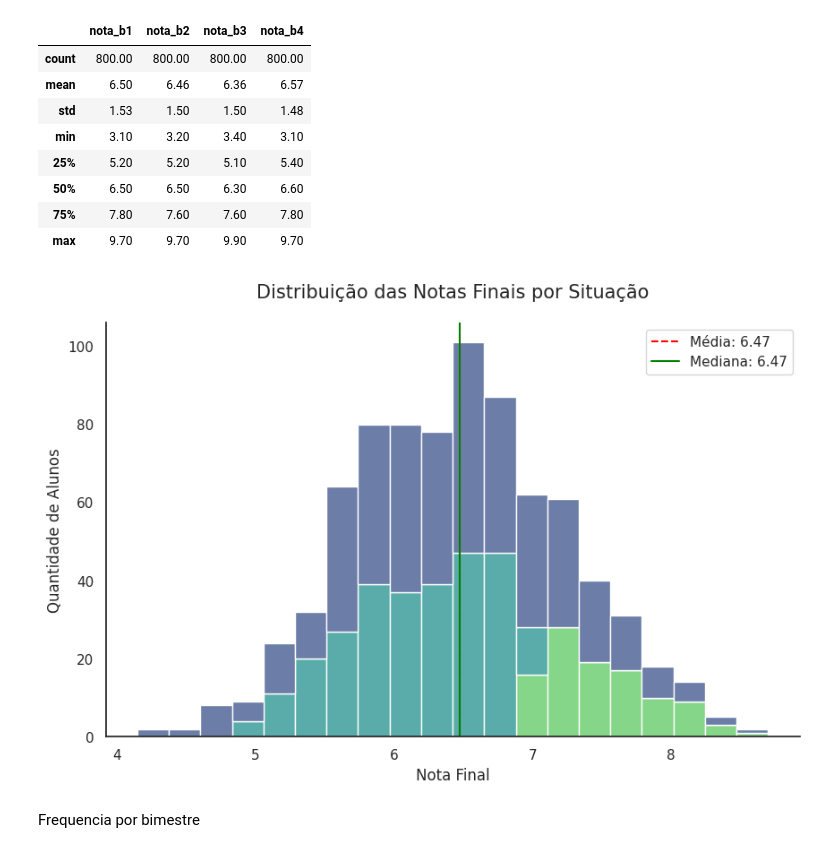
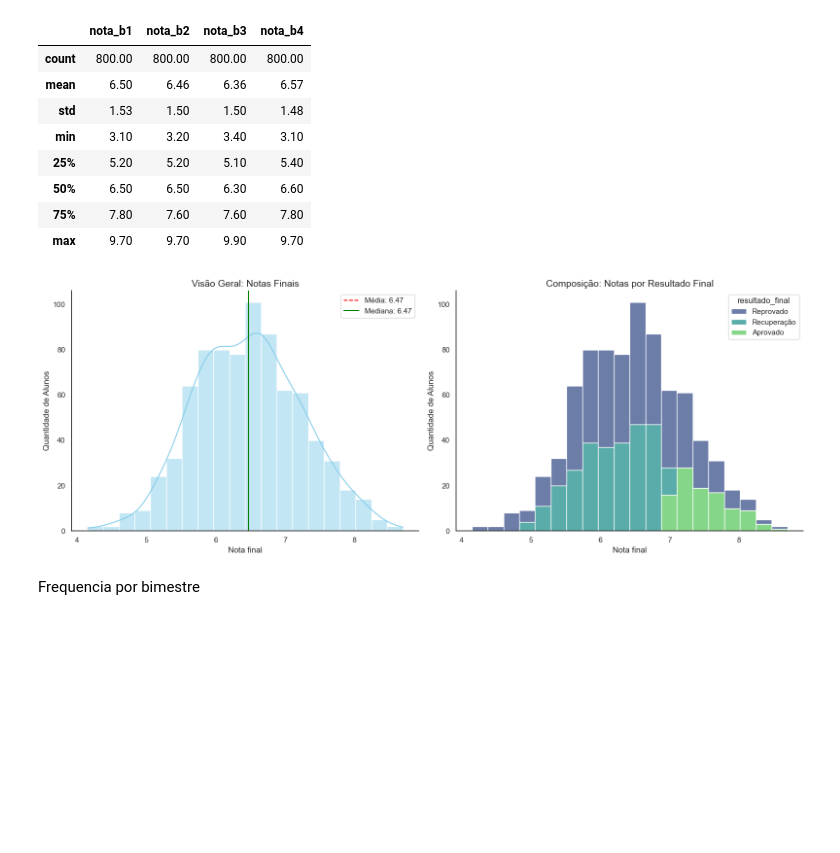
Before and after one commit to PauloVBernardo/Previsao_Risco_Academico, a Jupyter notebook: notebooks/Projeto_previsão_de_notas_de_alunos.ipynb, the cells around one changed output. Saved outputs shown, nothing was run; the diff lists cells and outputs as text; code cells hidden in the pictures; blank space fills up the shorter version.

```diff
--- a/notebooks/Projeto_previsão_de_notas_de_alunos.ipynb
+++ b/notebooks/Projeto_previsão_de_notas_de_alunos.ipynb
@@ -273,39 +286,39 @@ df[notas_cols].describe()
 | 50% | 6.50 | 6.50 | 6.30 | 6.60 |
 | 75% | 7.80 | 7.60 | 7.60 | 7.80 |
 | max | 9.70 | 9.70 | 9.90 | 9.70 |
-# %%
-# Geração de um histograma da distribuição das notas finais
-sns.set_theme(style="white")
-
-fig, ax = plt.subplots(figsize=(10, 6))
-
-# Histograma com cores por status
-sns.histplot(
-    data=df,
-    x='nota_final',
-    hue='resultado_final',
-    multiple="stack",
-    palette='viridis',
-    edgecolor='white',
-    ax=ax
-    )
-
-# Adicionando média e mediana
-media = df['nota_final'].mean()
-mediana = df['nota_final'].median()
-
-ax.axvline(media, color='red', linestyle='--', label=f'Média: {media:.2f}')
-ax.axvline(mediana, color='green', linestyle='-', label=f'Mediana: {mediana:.2f}')
-
-ax.set_title('Distribuição das Notas Finais por Situação', fontsize=15, pad=20)
-ax.set_xlabel('Nota Final', fontsize=12)
-ax.set_ylabel('Quantidade de Alunos', fontsize=12)
-ax.legend()
-
-sns.despine()
-plt.show()
-# %% [output]
-[figure, removed]
+# %%
+# Geração de um histograma da distribuição das notas finais por situação final dos alunos
+
+# Configurações de estilo
+sns.set_theme(style="white")
+fig, (ax1, ax2) = plt.subplots(1, 2, figsize=(16, 6))
+
+# Histograma de Distribuição Geral com Média e Mediana
+sns.histplot(df['nota_final'], kde=True, color='skyblue', edgecolor='white', ax=ax1)
+media = df['nota_final'].mean()
+mediana = df['nota_final'].median()
+
+ax1.axvline(media, color='red', linestyle='--', label=f'Média: {media:.2f}')
+ax1.axvline(mediana, color='green', linestyle='-', label=f'Mediana: {mediana:.2f}')
+ax1.set_title('Visão Geral: Notas Finais', fontsize=14)
+ax1.set_ylabel('Quantidade de Alunos')
+ax1.set_xlabel('Nota final')
+ax1.legend()
+ax1.grid(False)
+
+# Histograma da Distribuição das notas por categoria de aprovação
+sns.histplot(data=df, x='nota_final', hue='resultado_final', multiple="stack",
+             palette='viridis', ax=ax2, edgecolor='white')
+ax2.set_title('Composição: Notas por Resultado Final', fontsize=14)
+ax2.set_ylabel('Quantidade de Alunos')
+ax2.set_xlabel('Nota final')
+ax2.grid(False)
+
+sns.despine()
+plt.tight_layout()
+plt.show()
+# %% [output]
+[figure, added]
 # %% [markdown]
 Frequencia por bimestre
 # %%
```
Also changed, not shown: parts of 75 cells of this notebook.
